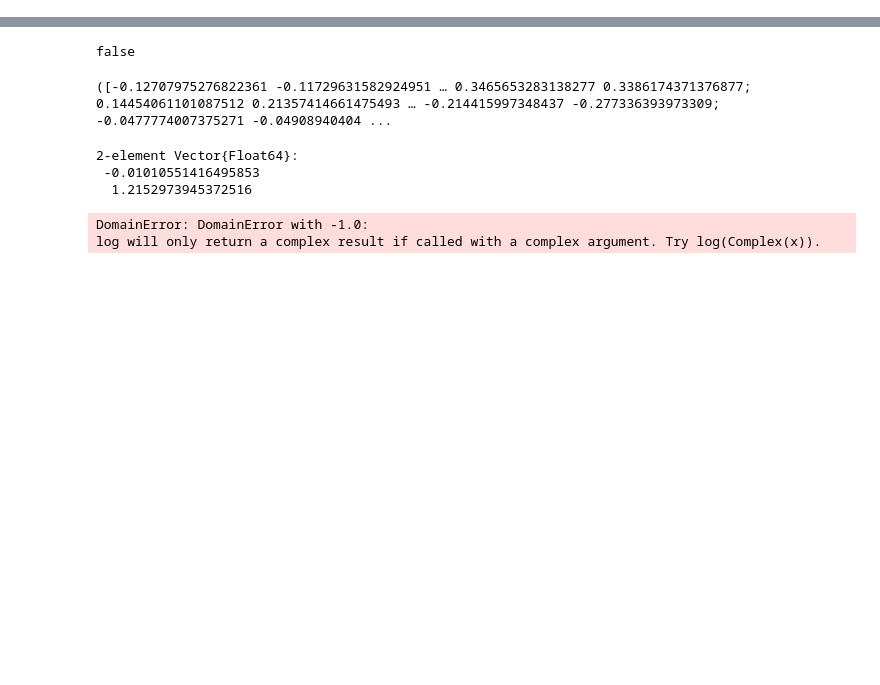
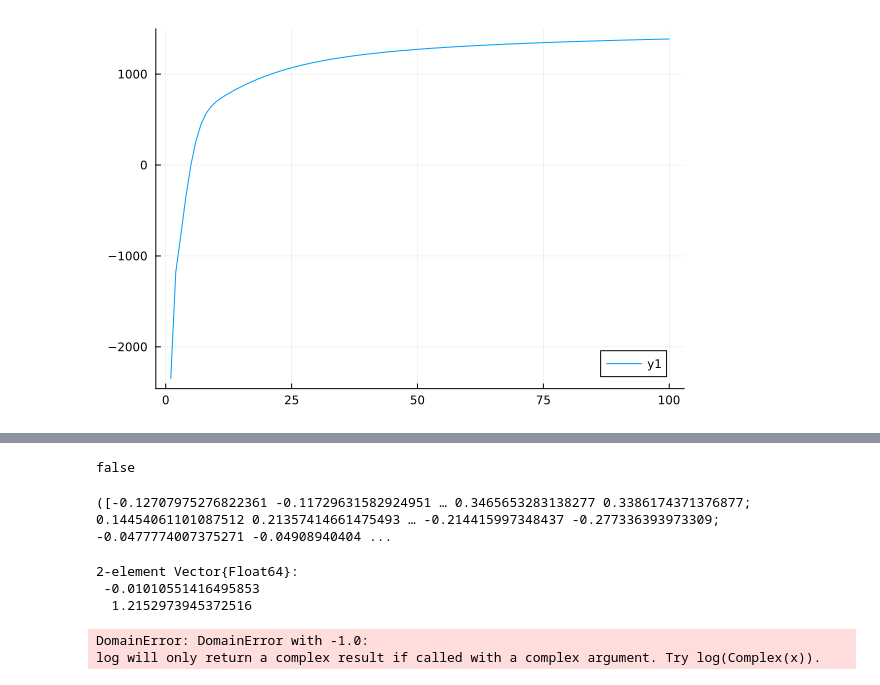
Before and after one commit to depasquale-lab/StateSpaceDynamics.jl, a Jupyter notebook: notebooks/LDS.ipynb, the cells around one changed output, grey strips where cells are left out. Cells and saved outputs as stored; diff of their text form; code cells hidden in the pictures; blank space fills up the shorter version.

```diff
--- a/notebooks/LDS.ipynb
+++ b/notebooks/LDS.ipynb
@@ -13,5 +9,5 @@ using StateSpaceDynamics
 # %%
-Random.seed!(1234)
+# Random.seed!(1234)
 g = 9.81
 l=1
 # time differential
@@ -27,7 +23,7 @@ observation_noise_std = 0.5
 R = Matrix{Float64}((observation_noise_std^2) * I(2))  # Observation noise covariance
 P0 = Matrix{Float64}(0.1*I(2))  # Initial state covariance
 
-lds = SSM.GaussianLDS(;A=A, C=C, Q=Q, R=R, x0=x0, P0=P0, obs_dim=2, latent_dim=2, fit_bool=[true, true, true, false, true, false])
+lds = StateSpaceDynamics.GaussianLDS(;A=A, C=C, Q=Q, R=R, x0=x0, P0=P0, obs_dim=2, latent_dim=2, fit_bool=[true, true, true, true, true, true])
 
-x, y = SSM.sample(lds, 100, 3)
+x, y = StateSpaceDynamics.sample(lds, 300, 1)
 # %% [output]
@@ -34,0 +31,3 @@ x, y = SSM.sample(lds, 100, 3)
+# %%
+new_lds = GaussianLDS(obs_dim=2, latent_dim=2)
+lls = fit!(new_lds, y; max_iter=100)
@@ -34,0 +69,4 @@ x, y = SSM.sample(lds, 100, 3)
+# %%
+plot(lls)
+# %% [output]
+[figure, added]
```
Also changed, not shown: parts of 10 cells of this notebook, 9 other files.
